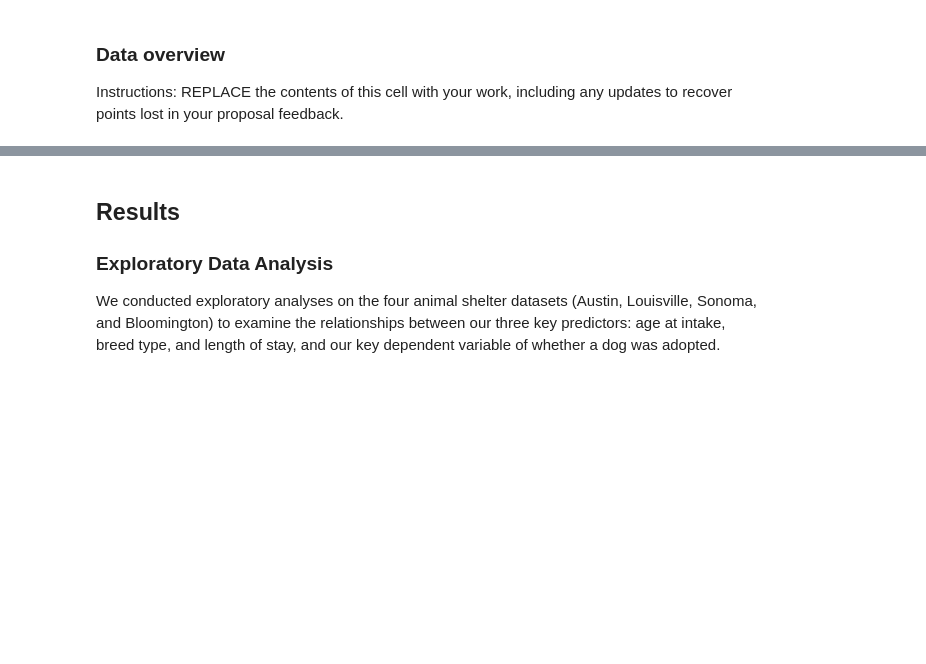
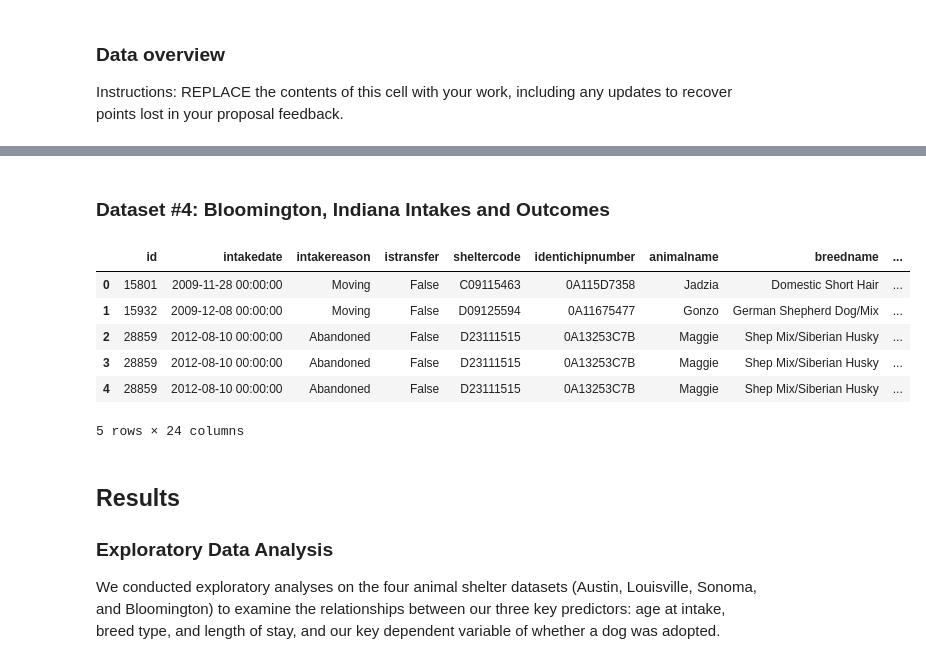
Before and after one commit to COGS108/Group143_WI26, a Jupyter notebook: 03-FinalProject.ipynb, the cells around one changed output, grey strips where cells are left out. Saved outputs shown, nothing was run; the diff lists cells and outputs as text; code cells hidden in the pictures; blank space fills up the shorter version.

```diff
--- a/03-FinalProject.ipynb
+++ b/03-FinalProject.ipynb
@@ -122,3 +152,16 @@ Instructions: REPLACE the contents of this cell with your work, including any up
+# %% [markdown]
+### Dataset #4: Bloomington, Indiana Intakes and Outcomes
+# %%
+bloomington = pd.read_csv("data/02-processed/bloomington_clean.csv")
+bloomington.head()
+# %% [output]
+|  | id | intakedate | intakereason | istransfer | sheltercode | identichipnumber | animalname | breedname | ... |
+| 0 | 15801 | 2009-11-28 00:00:00 | Moving | False | C09115463 | 0A115D7358 | Jadzia | Domestic Short Hair | ... |
+| 1 | 15932 | 2009-12-08 00:00:00 | Moving | False | D09125594 | 0A11675477 | Gonzo | German Shepherd Dog/Mix | ... |
+| 2 | 28859 | 2012-08-10 00:00:00 | Abandoned | False | D23111515 | 0A13253C7B | Maggie | Shep Mix/Siberian Husky | ... |
+| 3 | 28859 | 2012-08-10 00:00:00 | Abandoned | False | D23111515 | 0A13253C7B | Maggie | Shep Mix/Siberian Husky | ... |
+| 4 | 28859 | 2012-08-10 00:00:00 | Abandoned | False | D23111515 | 0A13253C7B | Maggie | Shep Mix/Siberian Husky | ... |
+5 rows × 24 columns
 # %% [markdown]
 ## Results
 
```
Also changed, not shown: parts of 10 cells of this notebook.
